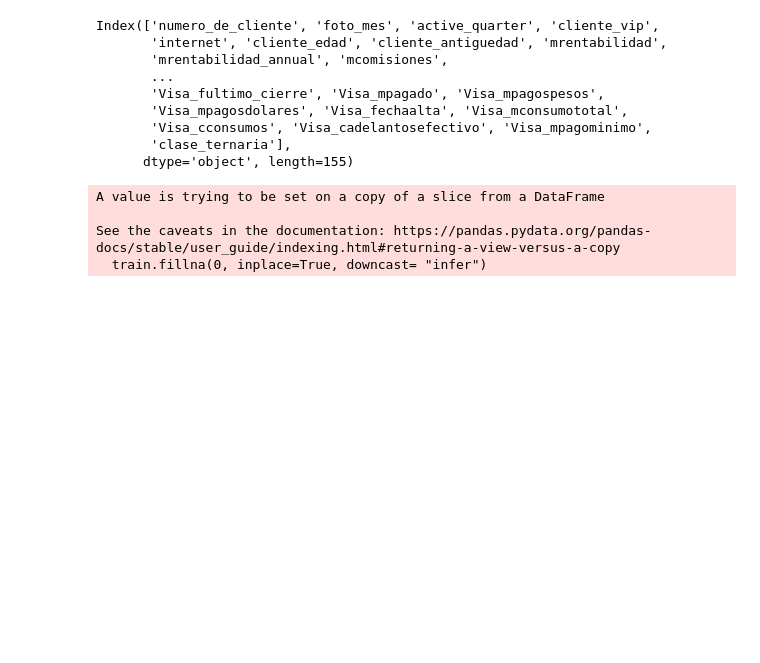
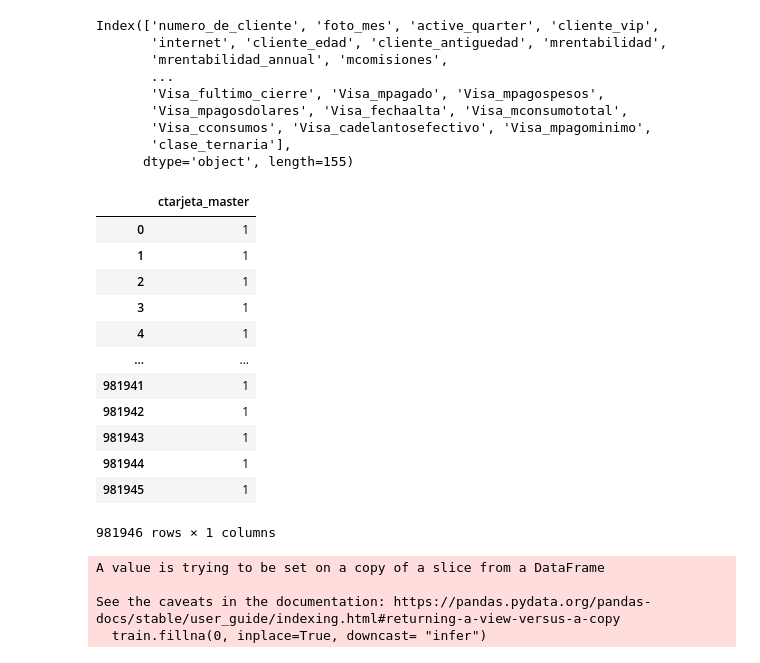
Before and after one commit to dmecoyfin/dmeyf2024, a Jupyter notebook: src/Competencia_1/Competencia_1.ipynb, the cells around one changed output. Cells and saved outputs as stored; diff of their text form; code cells hidden in the pictures; blank space fills up the shorter version.

```diff
--- a/src/Competencia_1/Competencia_1.ipynb
+++ b/src/Competencia_1/Competencia_1.ipynb
@@ -59,6 +59,22 @@ Index(['numero_de_cliente', 'foto_mes', 'active_quarter', 'cliente_vip',
        'Visa_cconsumos', 'Visa_cadelantosefectivo', 'Visa_mpagominimo',
        'clase_ternaria'],
       dtype='object', length=155)
+# %%
+df[["ctarjeta_master"]]
+# %% [output]
+|  | ctarjeta_master |
+| 0 | 1 |
+| 1 | 1 |
+| 2 | 1 |
+| 3 | 1 |
+| 4 | 1 |
+| ... | ... |
+| 981941 | 1 |
+| 981942 | 1 |
+| 981943 | 1 |
+| 981944 | 1 |
+| 981945 | 1 |
+981946 rows × 1 columns
 # %%
 # mes de entrenamiento
 train= df[df['foto_mes'] == mes_train]
```
Also changed, not shown: 3 other files.
